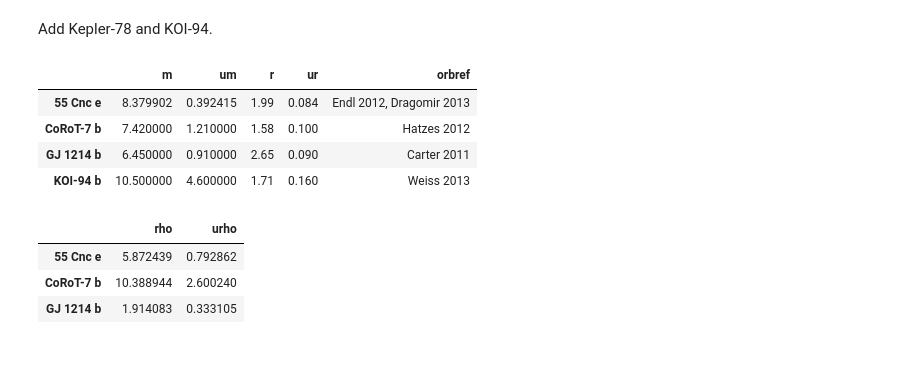
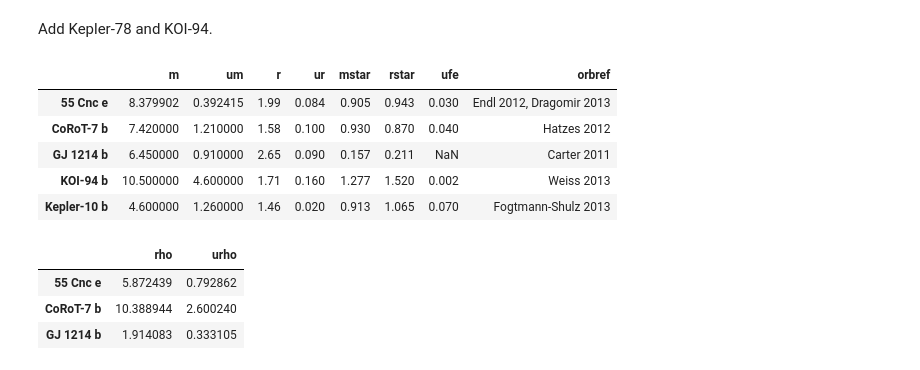
Before and after one commit to sealauren/mrf, a Jupyter notebook: write_exoplanet_table.ipynb, the cells around one changed output. Cells and saved outputs as stored; diff of their text form; code cells hidden in the pictures.

```diff
--- a/write_exoplanet_table.ipynb
+++ b/write_exoplanet_table.ipynb
@@ -95,7 +95,7 @@ dtypes: float64(29), int64(3), object(5)
 Use Kepler's Law to get semi-major axis H22 planets and merge.
 # %%
 df22_full['a'] = pow(pow(df22_full.per/365.25,2.) * df22_full.mstar , 1/3.)
-df22_full['e'] = [0.0] * len(df22_full)
+df22_full['ecc'] = [0.0] * len(df22_full)
 df22_full['orbref'] = "Marcy 2013"
 df22_full['firstref'] = "Borucki 2011"
 df = df.append(df22_full)
@@ -134,15 +134,19 @@ df = df.set_index('name')
 # %%
 # update Ms and Rs with literature values
 df.loc['55 Cnc e',['r','ur','orbref']] = [1.990, 0.084, "Endl 2012, Dragomir 2013"]
 df.loc['CoRoT-7 b',['m','um','r','ur','orbref']] = [ 7.42 , 1.21 ,  1.58 , 0.1 , "Hatzes 2012"]
 df.loc['GJ 1214 b',['m','um','r','ur','orbref']] = [ 6.45 , 0.91 ,  2.65 , 0.09 , "Carter 2011"]
-df.loc[['55 Cnc e', 'CoRoT-7 b', 'GJ 1214 b', 'KOI-94 b'],['m','um','r','ur','orbref']]
+df.loc['Kepler-10 b',['m','um','r','ur','rho','urho','mstar','umstar','rstar','urstar',
+                      'teff','uteff','fe','ufe','age','orbref']] = [ 4.60, 1.26, 1.46, 0.02, 8.15, 2.26, 0.913, 0.022, 1.065, 0.009 ,
+     5643, 75, -0.15, 0.07, 10.41, "Fogtmann-Shulz 2013"]
+df.loc[['55 Cnc e', 'CoRoT-7 b', 'GJ 1214 b', 'KOI-94 b','Kepler-10 b'],['m','um','r','ur','mstar','rstar','ufe','orbref']]
 # %% [output]
-|  | m | um | r | ur | orbref |
-| 55 Cnc e | 8.379902 | 0.392415 | 1.99 | 0.084 | Endl 2012, Dragomir 2013 |
-| CoRoT-7 b | 7.420000 | 1.210000 | 1.58 | 0.100 | Hatzes 2012 |
-| GJ 1214 b | 6.450000 | 0.910000 | 2.65 | 0.090 | Carter 2011 |
-| KOI-94 b | 10.500000 | 4.600000 | 1.71 | 0.160 | Weiss 2013 |
+|  | m | um | r | ur | mstar | rstar | ufe | orbref |
+| 55 Cnc e | 8.379902 | 0.392415 | 1.99 | 0.084 | 0.905 | 0.943 | 0.030 | Endl 2012, Dragomir 2013 |
+| CoRoT-7 b | 7.420000 | 1.210000 | 1.58 | 0.100 | 0.930 | 0.870 | 0.040 | Hatzes 2012 |
+| GJ 1214 b | 6.450000 | 0.910000 | 2.65 | 0.090 | 0.157 | 0.211 | NaN | Carter 2011 |
+| KOI-94 b | 10.500000 | 4.600000 | 1.71 | 0.160 | 1.277 | 1.520 | 0.002 | Weiss 2013 |
+| Kepler-10 b | 4.600000 | 1.260000 | 1.46 | 0.020 | 0.913 | 1.065 | 0.070 | Fogtmann-Shulz 2013 |
 # %%
 # propagate Ms and Rs to new densities
 df.loc[['55 Cnc e','CoRoT-7 b','GJ 1214 b'],'rho'] = \
```
Also changed, not shown: parts of 2 cells of this notebook, 18 other files.
